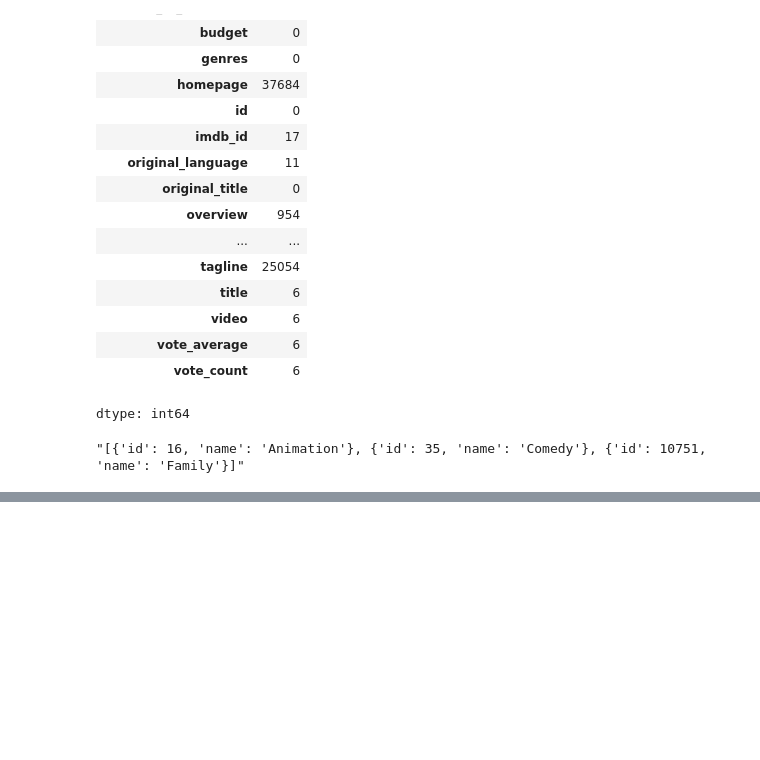
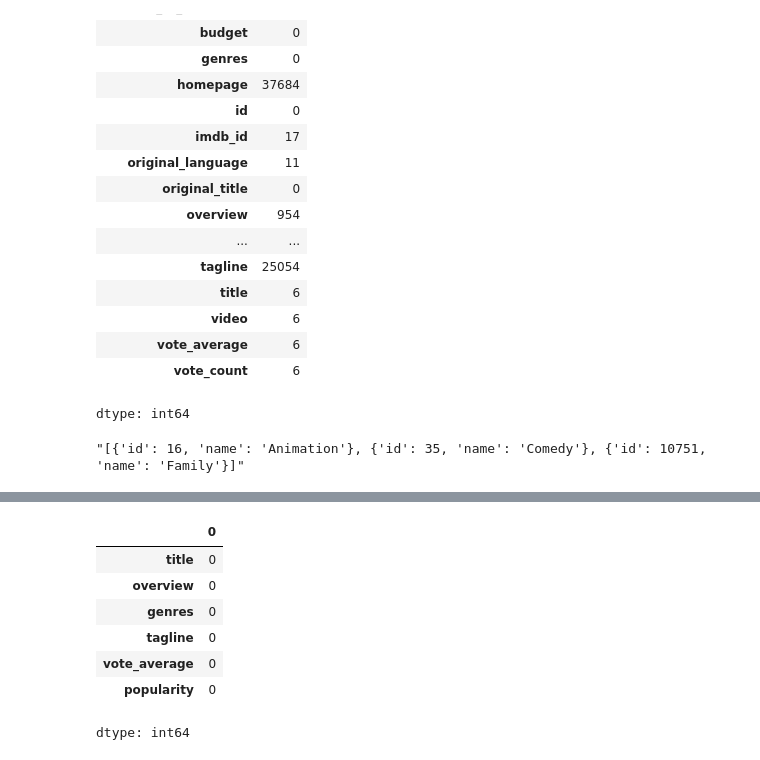
Before and after one commit to asadibrahim206/Mechine-Learning-projects, a Jupyter notebook: movies.ipynb, the cells around one changed output, grey strips where cells are left out. Saved outputs shown, nothing was run; the diff lists cells and outputs as text; code cells hidden in the pictures; blank space fills up the shorter version.

```diff
--- a/movies.ipynb
+++ b/movies.ipynb
@@ -88,0 +103,11 @@ df.iloc[0]['genres']
+# %%
+df.isnull().sum()
+# %% [output]
+|  | 0 |
+| title | 0 |
+| overview | 0 |
+| genres | 0 |
+| tagline | 0 |
+| vote_average | 0 |
+| popularity | 0 |
+dtype: int64
```
Also changed, not shown: parts of 12 cells of this notebook.
